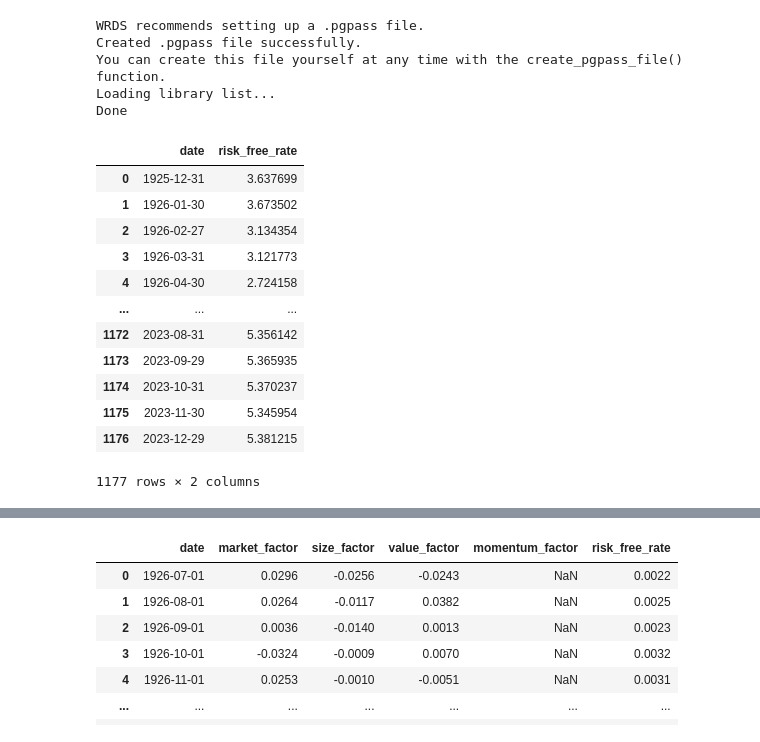
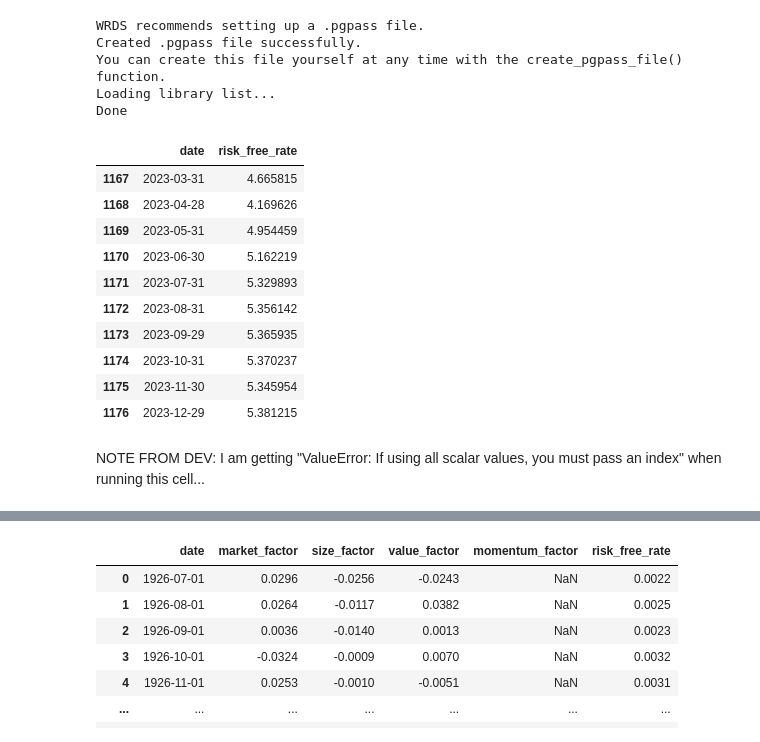
Before and after one commit to veervohra03/CashHedged, a Jupyter notebook: cashHedged.ipynb, the cells around one changed output, grey strips where cells are left out. Drawn from its saved outputs; the diff is of its cells as text; code cells hidden in the pictures.

```diff
--- a/cashHedged.ipynb
+++ b/cashHedged.ipynb
@@ -15,29 +15,30 @@ You can create this file yourself at any time with the create_pgpass_file() func
 Loading library list...
 Done
 # %%
+#Gets risk-free rates at EOM from Dec 1925 to Dec 2023. Data is from tfz_mth_rf table in the CRSP library.
 rfr = conn.raw_sql('''
 SELECT
     mcaldt AS date,
     tmytm AS risk_free_rate
 FROM
     crsp.tfz_mth_rf
 ''')
 
-rfr = rfr[:int(len(rfr)/2)] # the table has two RFRs for each date for some reason so I'm just taking the first half
+rfr = rfr[:int(len(rfr)/2)] # the table has two RFRs for each date for some reason so just taking the first half.
 
-rfr
+rfr.tail(10)
 # %% [output]
 |  | date | risk_free_rate |
-| 0 | 1925-12-31 | 3.637699 |
-| 1 | 1926-01-30 | 3.673502 |
-| 2 | 1926-02-27 | 3.134354 |
-| 3 | 1926-03-31 | 3.121773 |
-| 4 | 1926-04-30 | 2.724158 |
-| ... | ... | ... |
+| 1167 | 2023-03-31 | 4.665815 |
+| 1168 | 2023-04-28 | 4.169626 |
+| 1169 | 2023-05-31 | 4.954459 |
+| 1170 | 2023-06-30 | 5.162219 |
+| 1171 | 2023-07-31 | 5.329893 |
 | 1172 | 2023-08-31 | 5.356142 |
 | 1173 | 2023-09-29 | 5.365935 |
 | 1174 | 2023-10-31 | 5.370237 |
 | 1175 | 2023-11-30 | 5.345954 |
 | 1176 | 2023-12-29 | 5.381215 |
-1177 rows × 2 columns
+# %% [markdown]
+NOTE FROM DEV: I am getting "ValueError: If using all scalar values, you must pass an index" when running this cell...
 # %%
```
Also changed, not shown: parts of 9 cells of this notebook.
